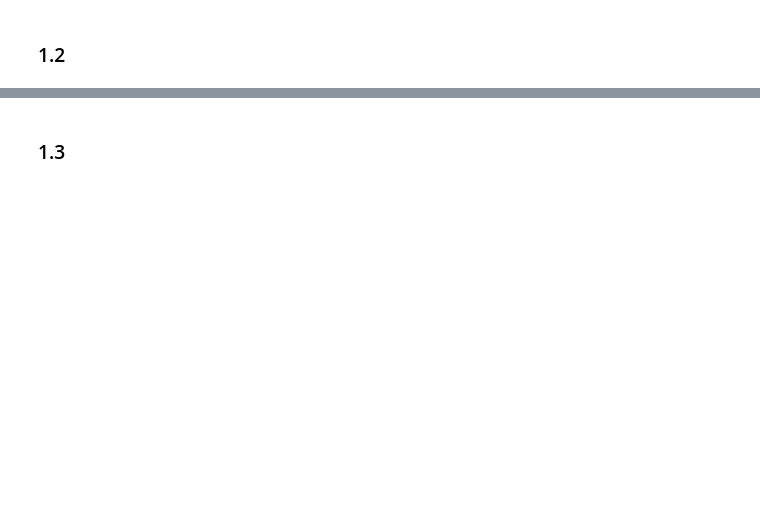
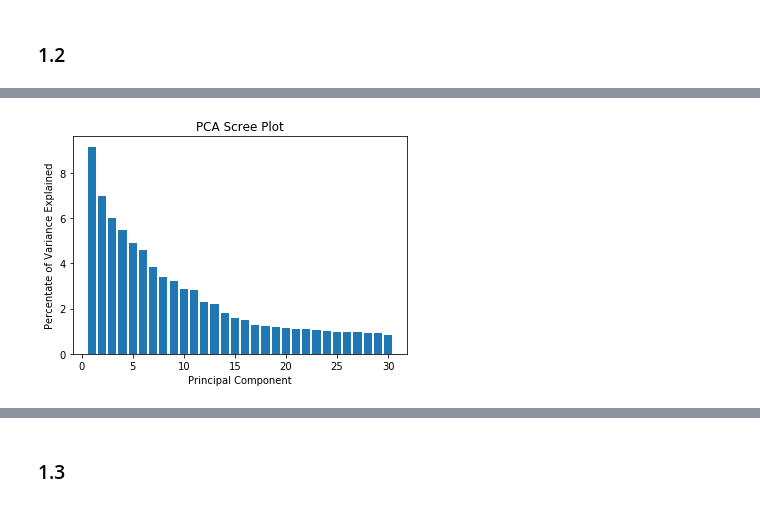
Before and after one commit to yifuhhh/EE380L_DataMining, a Jupyter notebook: HW4/HW4.ipynb, the cells around one changed output, grey strips where cells are left out. Drawn from its saved outputs; the diff is of its cells as text; code cells hidden in the pictures; blank space fills up the shorter version.

```diff
--- a/HW4/HW4.ipynb
+++ b/HW4/HW4.ipynb
@@ -89,0 +126,11 @@ Use Principal Component Analysis (PCA) to solve this problem.
+# %%
+pca_30.fit(X_train)
+# print(pca_100.explained_variance_ratio_)
+percent_variance = np.round(pca_30.explained_variance_ratio_* 100, decimals = 2)
+plt.bar(x = range(1, 31), height = percent_variance)
+plt.ylabel('Percentate of Variance Explained')
+plt.xlabel('Principal Component')
+plt.title('PCA Scree Plot')
+plt.show()
+# %% [output]
+[figure, added]
```
Also changed, not shown: parts of 17 cells of this notebook, 2 other files.
